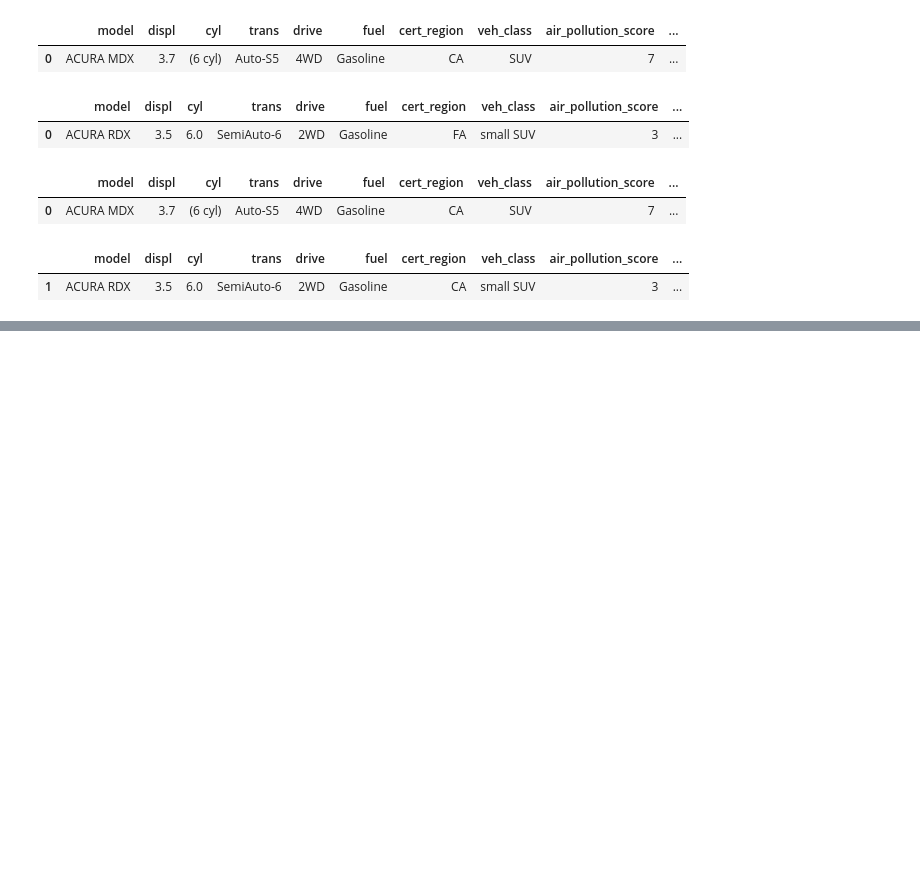
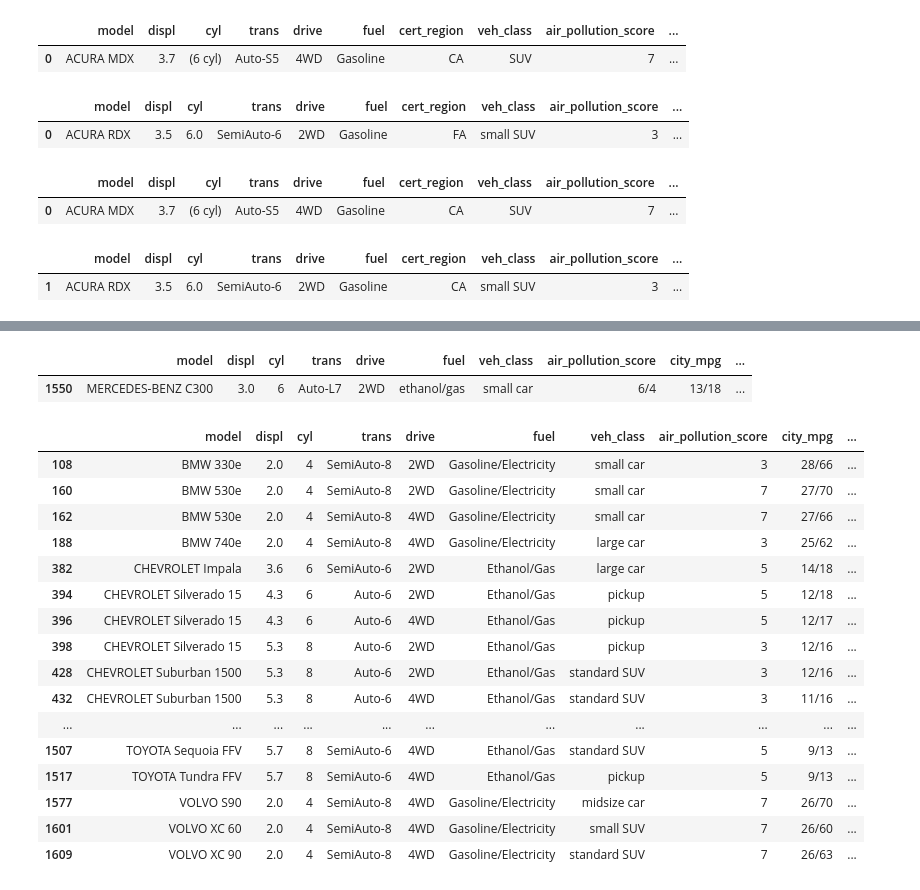
Before and after one commit to abnair24/DAND, a Jupyter notebook: DataAnalysis-CaseStudy2/car-fuel-economy.ipynb, the cells around one changed output, grey strips where cells are left out. Drawn from its saved outputs; the diff is of its cells as text; code cells hidden in the pictures; blank space fills up the shorter version.

```diff
--- a/DataAnalysis-CaseStudy2/car-fuel-economy.ipynb
+++ b/DataAnalysis-CaseStudy2/car-fuel-economy.ipynb
@@ -284,0 +393,29 @@ df18.info()
+# %%
+# air_pollution_score has values with /. Its a combination of 2 values when vehicle is hybrid. Finding how many such values are there by filtering fuel column having 2 fuels (/)
+
+ap08 = df08[df08['fuel'].str.contains('/')]
+ap08
+# %% [output]
+|  | model | displ | cyl | trans | drive | fuel | veh_class | air_pollution_score | city_mpg | ... |
+| 1550 | MERCEDES-BENZ C300 | 3.0 | 6 | Auto-L7 | 2WD | ethanol/gas | small car | 6/4 | 13/18 | ... |
+# %%
+ap18 = df18[df18['fuel'].str.contains('/')]
+ap18
+# %% [output]
+|  | model | displ | cyl | trans | drive | fuel | veh_class | air_pollution_score | city_mpg | ... |
+| 108 | BMW 330e | 2.0 | 4 | SemiAuto-8 | 2WD | Gasoline/Electricity | small car | 3 | 28/66 | ... |
+| 160 | BMW 530e | 2.0 | 4 | SemiAuto-8 | 2WD | Gasoline/Electricity | small car | 7 | 27/70 | ... |
+| 162 | BMW 530e | 2.0 | 4 | SemiAuto-8 | 4WD | Gasoline/Electricity | small car | 7 | 27/66 | ... |
+| 188 | BMW 740e | 2.0 | 4 | SemiAuto-8 | 4WD | Gasoline/Electricity | large car | 3 | 25/62 | ... |
+| 382 | CHEVROLET Impala | 3.6 | 6 | SemiAuto-6 | 2WD | Ethanol/Gas | large car | 5 | 14/18 | ... |
+| 394 | CHEVROLET Silverado 15 | 4.3 | 6 | Auto-6 | 2WD | Ethanol/Gas | pickup | 5 | 12/18 | ... |
+| 396 | CHEVROLET Silverado 15 | 4.3 | 6 | Auto-6 | 4WD | Ethanol/Gas | pickup | 5 | 12/17 | ... |
+| 398 | CHEVROLET Silverado 15 | 5.3 | 8 | Auto-6 | 2WD | Ethanol/Gas | pickup | 3 | 12/16 | ... |
+| 428 | CHEVROLET Suburban 1500 | 5.3 | 8 | Auto-6 | 2WD | Ethanol/Gas | standard SUV | 3 | 12/16 | ... |
+| 432 | CHEVROLET Suburban 1500 | 5.3 | 8 | Auto-6 | 4WD | Ethanol/Gas | standard SUV | 3 | 11/16 | ... |
+| ... | ... | ... | ... | ... | ... | ... | ... | ... | ... | ... |
+| 1507 | TOYOTA Sequoia FFV | 5.7 | 8 | SemiAuto-6 | 4WD | Ethanol/Gas | standard SUV | 5 | 9/13 | ... |
+| 1517 | TOYOTA Tundra FFV | 5.7 | 8 | SemiAuto-6 | 4WD | Ethanol/Gas | pickup | 5 | 9/13 | ... |
+| 1577 | VOLVO S90 | 2.0 | 4 | SemiAuto-8 | 4WD | Gasoline/Electricity | midsize car | 7 | 26/70 | ... |
+| 1601 | VOLVO XC 60 | 2.0 | 4 | SemiAuto-8 | 4WD | Gasoline/Electricity | small SUV | 7 | 26/60 | ... |
+| 1609 | VOLVO XC 90 | 2.0 | 4 | SemiAuto-8 | 4WD | Gasoline/Electricity | standard SUV | 7 | 26/63 | ... |
```
Also changed, not shown: parts of 34 cells of this notebook.
